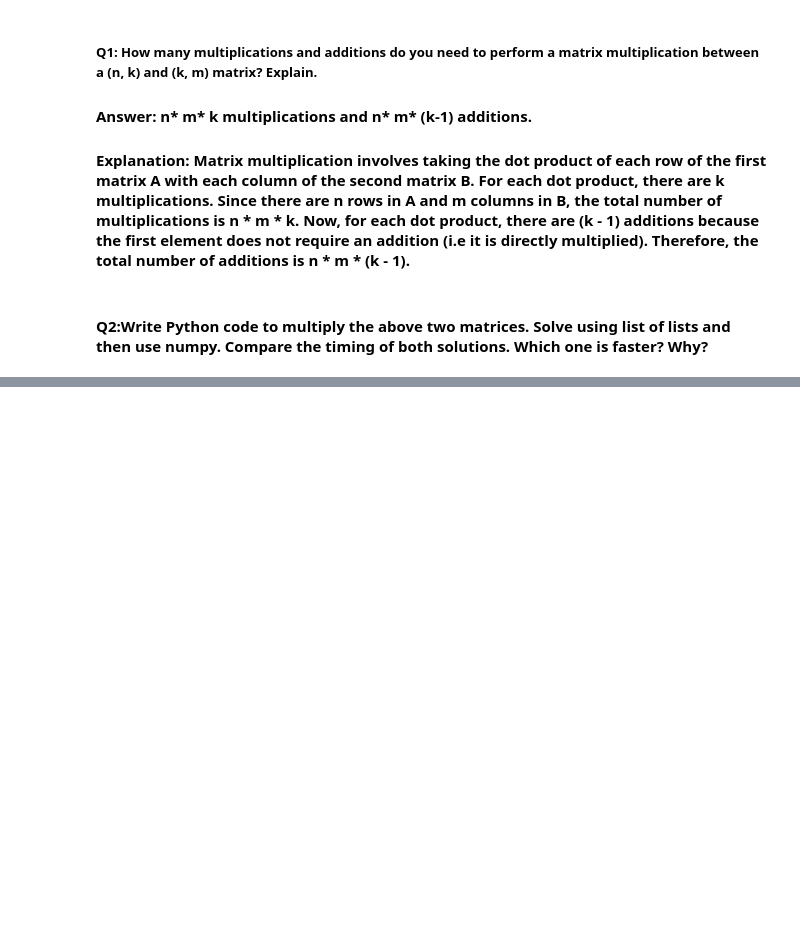
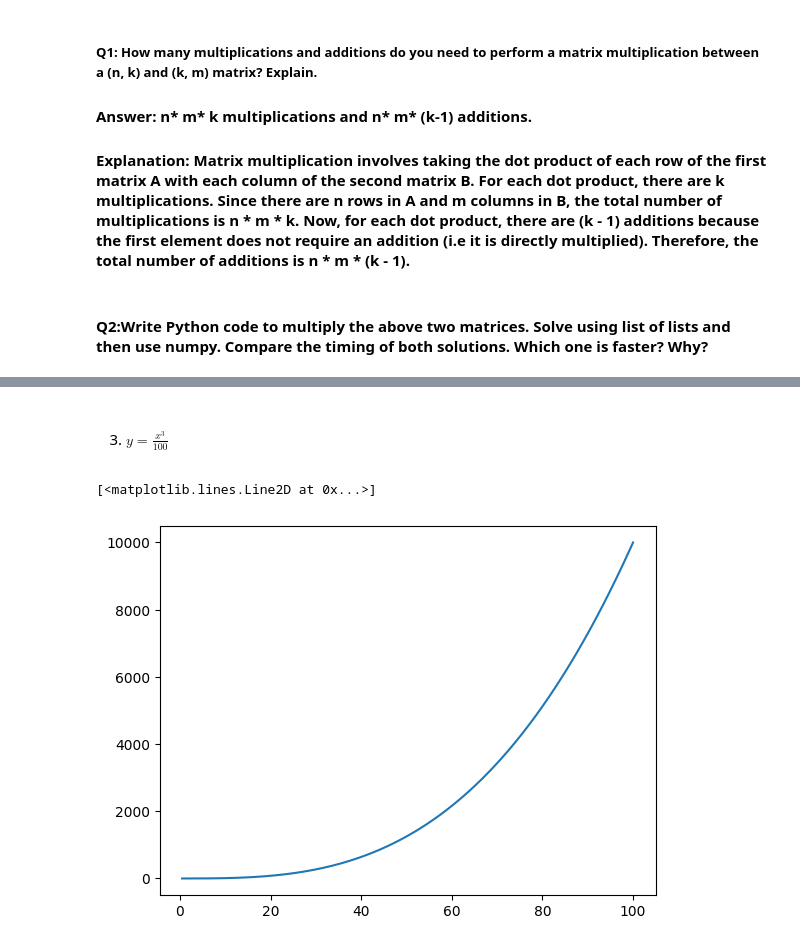
Before and after one commit to Deus1704/ML_Prerequisite_test, a Jupyter notebook: task.ipynb, the cells around one changed output, grey strips where cells are left out. Cells and saved outputs as stored; diff of their text form; code cells hidden in the pictures; blank space fills up the shorter version.

```diff
--- a/task.ipynb
+++ b/task.ipynb
@@ -60,0 +350,7 @@ The time taken by this method is: 0.00024962425231933594
+# %% [markdown]
+3. ##### $y= \frac{x^{3}}{100}$
+# %%
+plt.plot(arr_x,(arr_x**3)/100)
+# %% [output]
+[<matplotlib.lines.Line2D at 0x...>]
+[figure, added]
```
Also changed, not shown: parts of 42 cells of this notebook.
